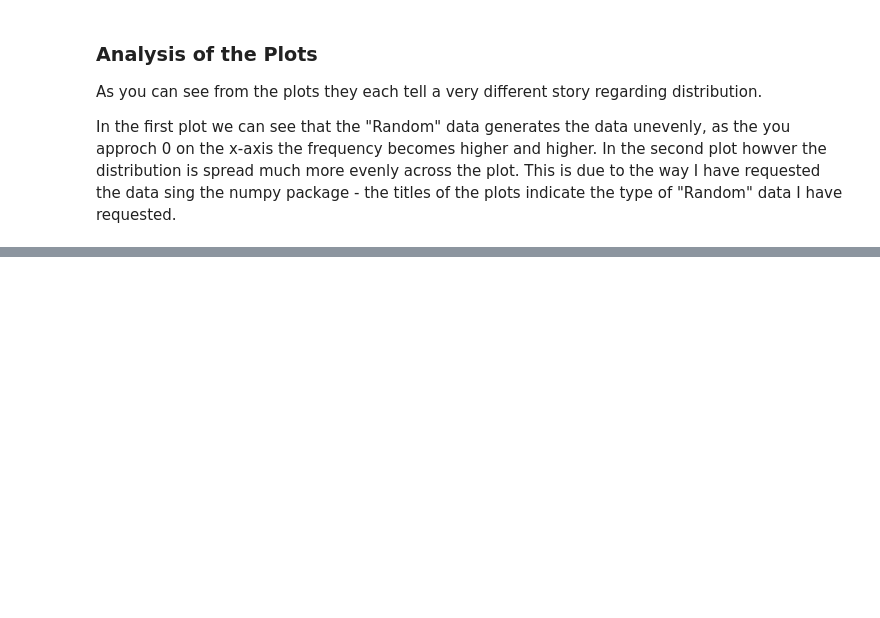
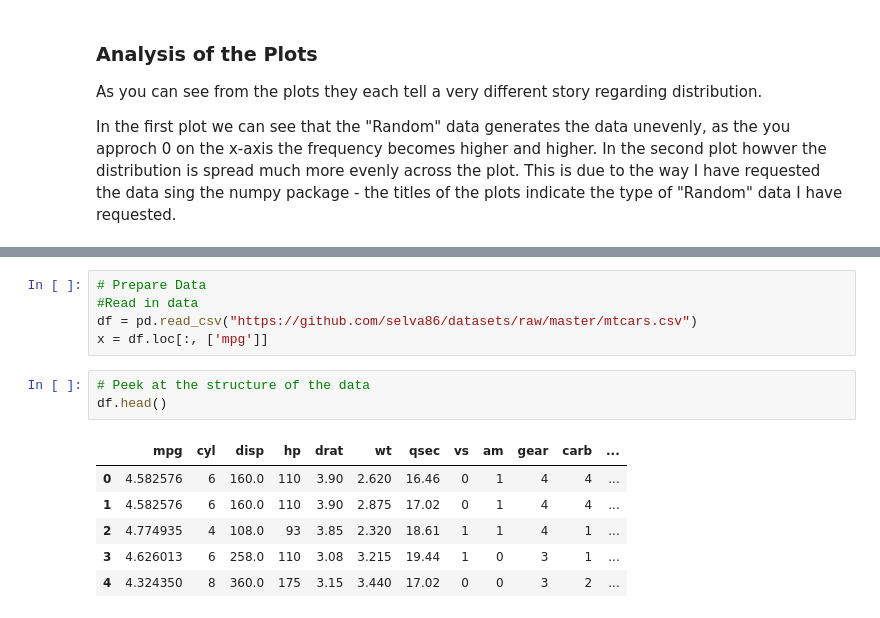
Before and after one commit to Lynch08/Fundementals_Of_Data_Analysis, a Jupyter notebook: pyplot.ipynb, the cells around one changed output, grey strips where cells are left out. Drawn from its saved outputs; the diff is of its cells as text; blank space fills up the shorter version.

```diff
--- a/pyplot.ipynb
+++ b/pyplot.ipynb
@@ -78,0 +75,15 @@ lgnd.get_frame().set_facecolor('#ffb19a')
+# %%
+# Prepare Data
+#Read in data
+df = pd.read_csv("https://github.com/selva86/datasets/raw/master/mtcars.csv")
+x = df.loc[:, ['mpg']]
+# %%
+# Peek at the structure of the data
+df.head()
+# %% [output]
+|  | mpg | cyl | disp | hp | drat | wt | qsec | vs | am | gear | carb | ... |
+| 0 | 4.582576 | 6 | 160.0 | 110 | 3.90 | 2.620 | 16.46 | 0 | 1 | 4 | 4 | ... |
+| 1 | 4.582576 | 6 | 160.0 | 110 | 3.90 | 2.875 | 17.02 | 0 | 1 | 4 | 4 | ... |
+| 2 | 4.774935 | 4 | 108.0 | 93 | 3.85 | 2.320 | 18.61 | 1 | 1 | 4 | 1 | ... |
+| 3 | 4.626013 | 6 | 258.0 | 110 | 3.08 | 3.215 | 19.44 | 1 | 0 | 3 | 1 | ... |
+| 4 | 4.324350 | 8 | 360.0 | 175 | 3.15 | 3.440 | 17.02 | 0 | 0 | 3 | 2 | ... |
```
Also changed, not shown: parts of 22 cells of this notebook, 4 other files.
